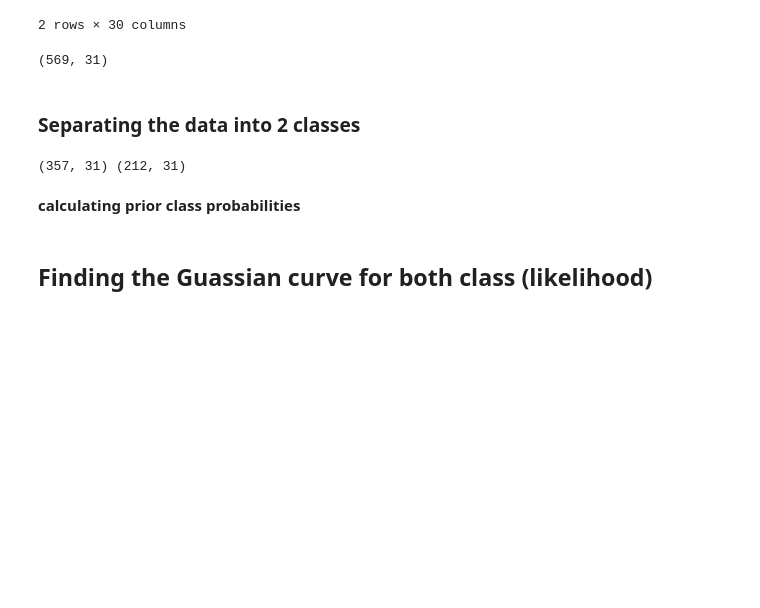
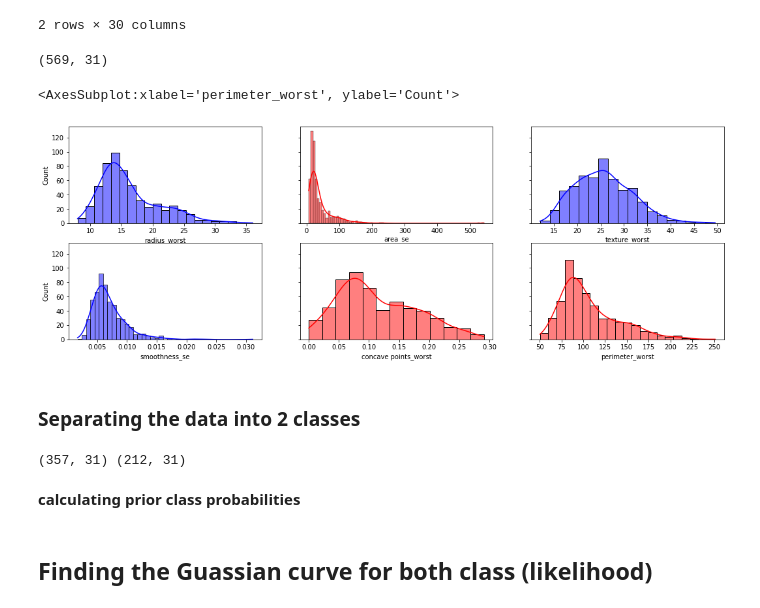
Before and after one commit to samxaverian/Machine-Learning, a Jupyter notebook: Naive_bayes.ipynb, the cells around one changed output. Saved outputs shown, nothing was run; the diff lists cells and outputs as text; code cells hidden in the pictures; blank space fills up the shorter version.

```diff
--- a/Naive_bayes.ipynb
+++ b/Naive_bayes.ipynb
@@ -26,6 +26,17 @@ data.groupby('diagnosis').count()
 data.shape
 # %% [output]
 (569, 31)
+# %%
+fig, axes = plt.subplots(2, 3, figsize=(18, 6), sharey=True)
+sns.histplot(data, ax=axes[0][0], x="radius_worst", kde=True, color='b')
+sns.histplot(data, ax=axes[0][1], x="area_se", kde=True, color='r')
+sns.histplot(data, ax=axes[0][2], x="texture_worst", kde=True, color='b')
+sns.histplot(data, ax=axes[1][0], x="smoothness_se", kde=True, color='b')
+sns.histplot(data, ax=axes[1][1], x="concave points_worst", kde=True, color='r')
+sns.histplot(data, ax=axes[1][2], x="perimeter_worst", kde=True, color='r')
+# %% [output]
+<AxesSubplot:xlabel='perimeter_worst', ylabel='Count'>
+[figure, added]
 # %% [markdown]
 ### Separating the data into 2 classes
 # %%
```
Also changed, not shown: parts of 4 cells of this notebook, 3 other files.
